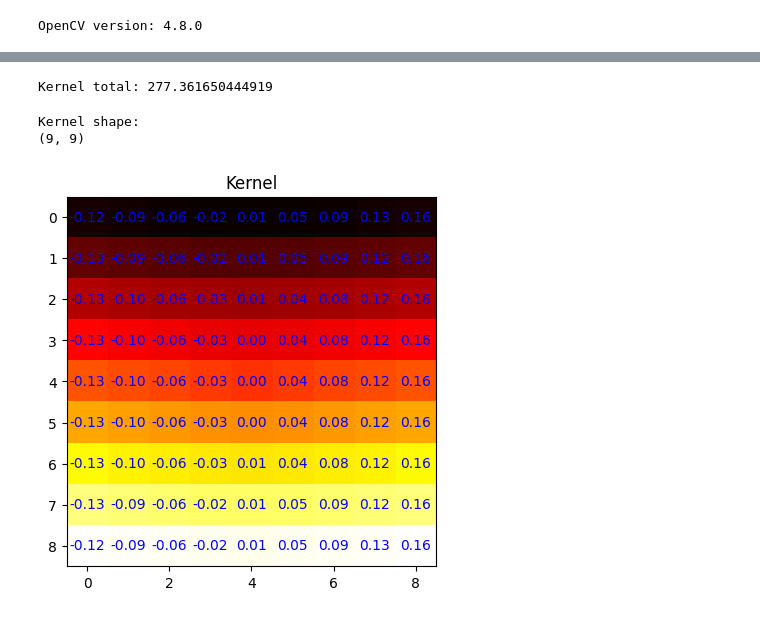
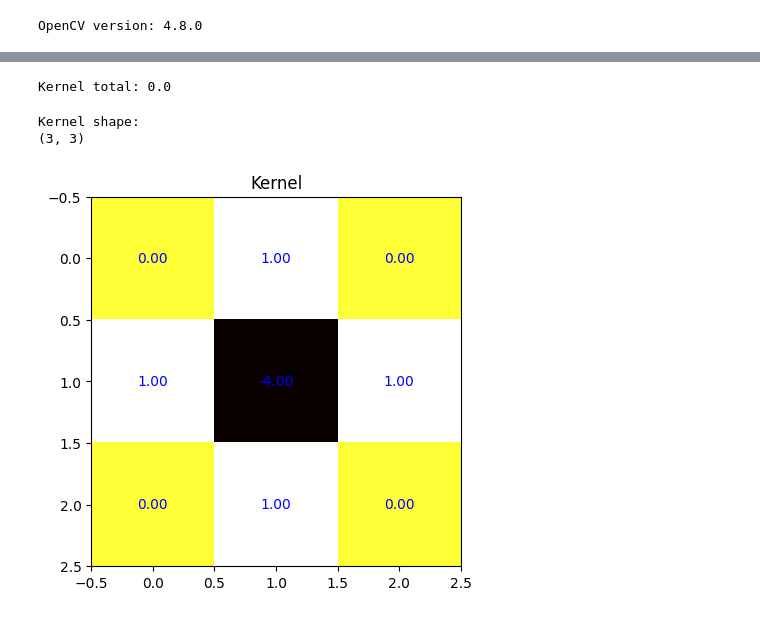
Before and after one commit to tomast1337/Image-Processing, a Jupyter notebook: aula7.ipynb, the cells around one changed output, grey strips where cells are left out. Saved outputs shown, nothing was run; the diff lists cells and outputs as text; code cells hidden in the pictures.

```diff
--- a/aula7.ipynb
+++ b/aula7.ipynb
@@ -27,31 +27,35 @@ plt.show()
 # %%
-kernel_size = 9
-f = lambda x,y : abs(np.sqrt(x **2 + y **2) + x * 10 )
+kernel_size = 3
+f = lambda x,y : 1
 kernel = np.ones((kernel_size, kernel_size), dtype="float")
 for i in range(kernel_size):
     for j in range(kernel_size):
         x = i - kernel_size // 2
         y = j - kernel_size // 2
         kernel[i,j] = f(x,y)
+
+kernel = [[0,1,0],[1,-4,1],[0,1,0]]
+
+kernel = np.array(kernel, dtype="float")
 kernel_total = np.sum(kernel)
 print("Kernel total:", kernel_total)
 print("Kernel shape:", kernel.shape)
-kernel = kernel / kernel_total
+#kernel = kernel / kernel_total
 
 # plot kernel heatmap
 plt.imshow(kernel, cmap="hot")
 plt.title("Kernel")
 
 # add numbers to heatmap
 for i in range(kernel_size):
     for j in range(kernel_size):
         plt.text(i, j, f"{kernel[i,j]:.2f}", ha="center", va="center", color="blue")
 plt.show()
 # %% [output]
-Kernel total: 277.361650444919
+Kernel total: 0.0
 Kernel shape:
-(9, 9)
+(3, 3)
-[figure, old version]
+[figure, new version]
 # %%
 
 width , height = gray.shape
```
Also changed, not shown: parts of 4 cells of this notebook.
